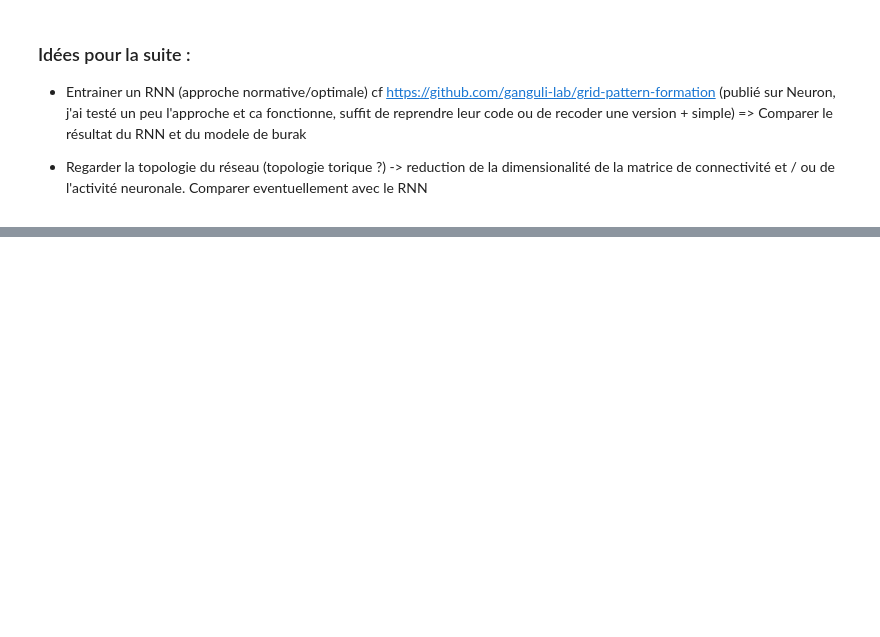
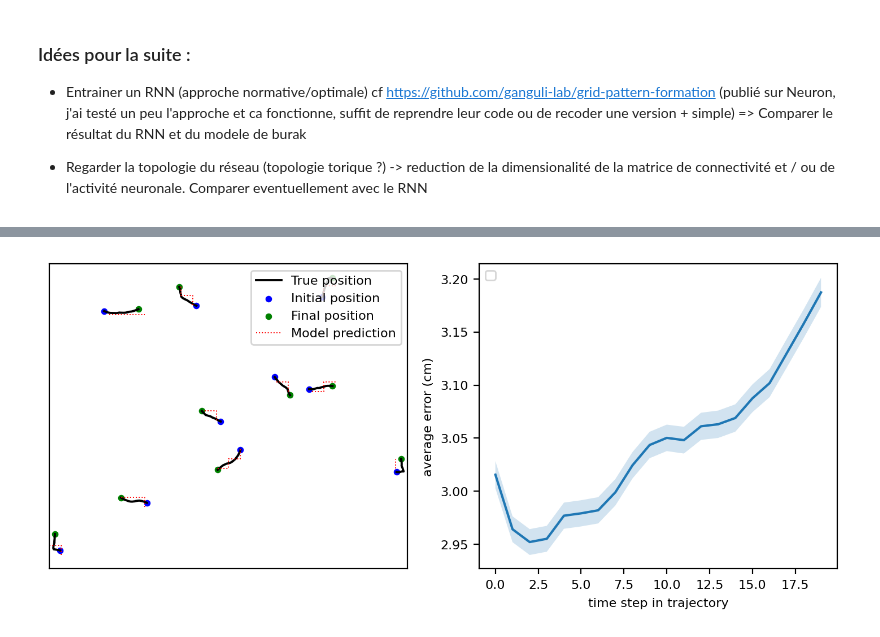
Before and after one commit to gregoireyasmine/grid_cells_burak_fiete, a Jupyter notebook: evaluate_grid.ipynb, the cells around one changed output, grey strips where cells are left out. Saved outputs shown, nothing was run; the diff lists cells and outputs as text; code cells hidden in the pictures; blank space fills up the shorter version.

```diff
--- a/evaluate_grid.ipynb
+++ b/evaluate_grid.ipynb
@@ -110,3 +129,7 @@ plotting.present_training_environment(network, trainer)
 # %%
 n_epochs = 2
-trainer.train(n_epochs, rnn_opt.n_steps)
+trainer.train(n_epochs, rnn_opt.n_steps, plot=True)
+# %%
+_ = plotting.show_training_results(trainer, network, show=True)
+# %% [output]
+[figure, added]
```
Also changed, not shown: parts of 14 cells of this notebook, 4 other files.
